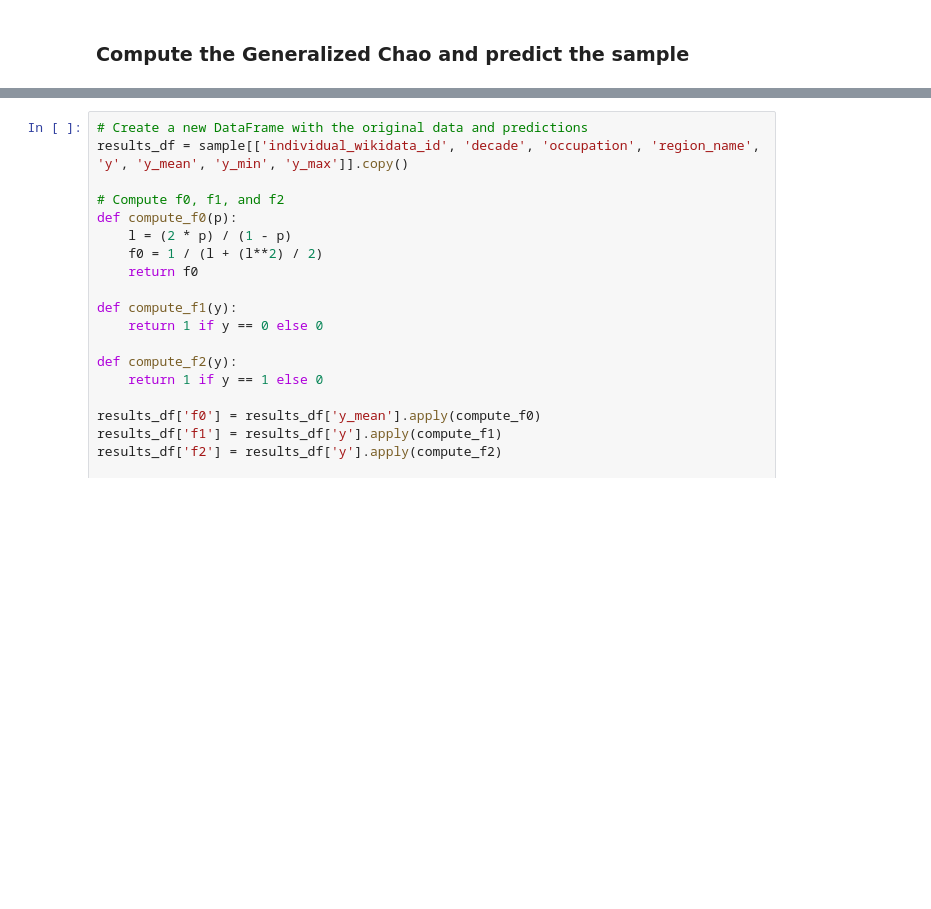
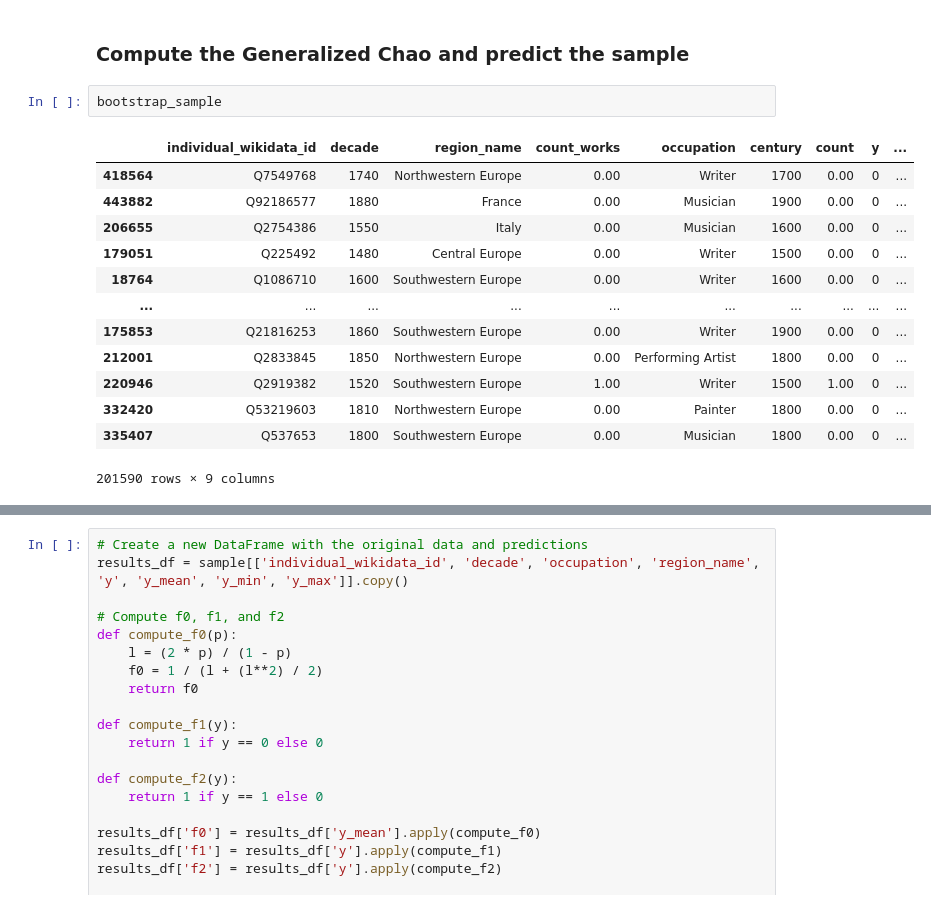
Before and after one commit to charlesdedampierre/cultura, a Jupyter notebook: 6b - run_unseen_species_occupation.ipynb, the cells around one changed output, grey strips where cells are left out. Saved outputs shown, nothing was run; the diff lists cells and outputs as text; blank space fills up the shorter version.

```diff
--- a/6b - run_unseen_species_occupation.ipynb
+++ b/6b - run_unseen_species_occupation.ipynb
@@ -134,3 +134,19 @@ len(set(df.individual_wikidata_id))
 127839
 # %% [markdown]
 ### Compute the Generalized Chao and predict the sample
+# %%
+bootstrap_sample
+# %% [output]
+|  | individual_wikidata_id | decade | region_name | count_works | occupation | century | count | y | ... |
+| 418564 | Q7549768 | 1740 | Northwestern Europe | 0.00 | Writer | 1700 | 0.00 | 0 | ... |
+| 443882 | Q92186577 | 1880 | France | 0.00 | Musician | 1900 | 0.00 | 0 | ... |
+| 206655 | Q2754386 | 1550 | Italy | 0.00 | Musician | 1600 | 0.00 | 0 | ... |
+| 179051 | Q225492 | 1480 | Central Europe | 0.00 | Writer | 1500 | 0.00 | 0 | ... |
+| 18764 | Q1086710 | 1600 | Southwestern Europe | 0.00 | Writer | 1600 | 0.00 | 0 | ... |
+| ... | ... | ... | ... | ... | ... | ... | ... | ... | ... |
+| 175853 | Q21816253 | 1860 | Southwestern Europe | 0.00 | Writer | 1900 | 0.00 | 0 | ... |
+| 212001 | Q2833845 | 1850 | Northwestern Europe | 0.00 | Performing Artist | 1800 | 0.00 | 0 | ... |
+| 220946 | Q2919382 | 1520 | Southwestern Europe | 1.00 | Writer | 1500 | 1.00 | 0 | ... |
+| 332420 | Q53219603 | 1810 | Northwestern Europe | 0.00 | Painter | 1800 | 0.00 | 0 | ... |
+| 335407 | Q537653 | 1800 | Southwestern Europe | 0.00 | Musician | 1800 | 0.00 | 0 | ... |
+201590 rows × 9 columns
```
Also changed, not shown: parts of 3 cells of this notebook, 2 other files.
